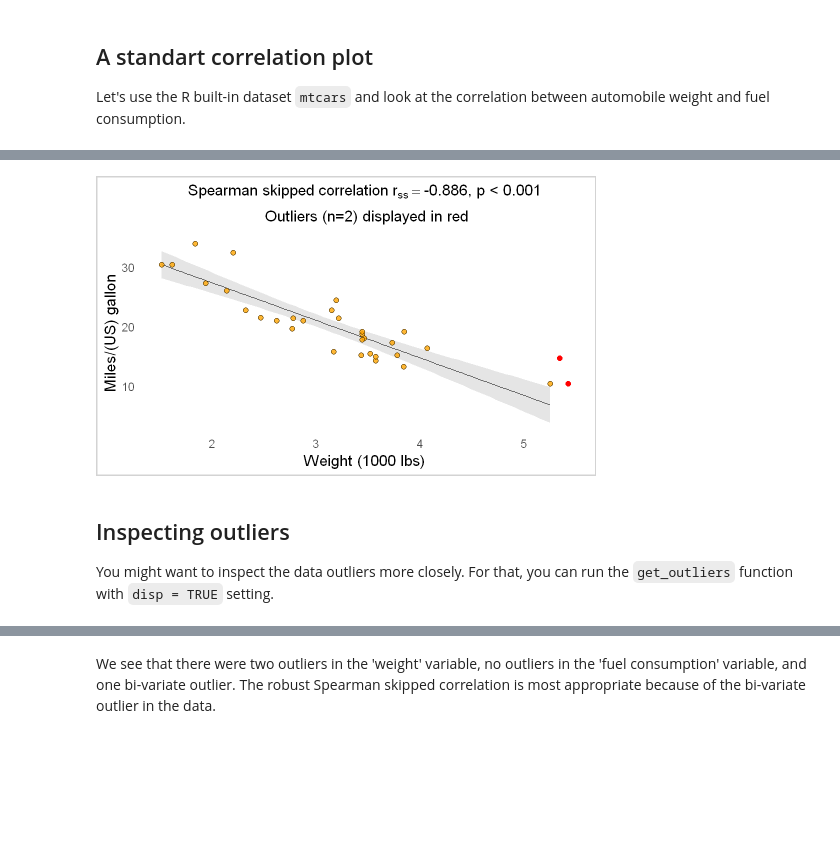
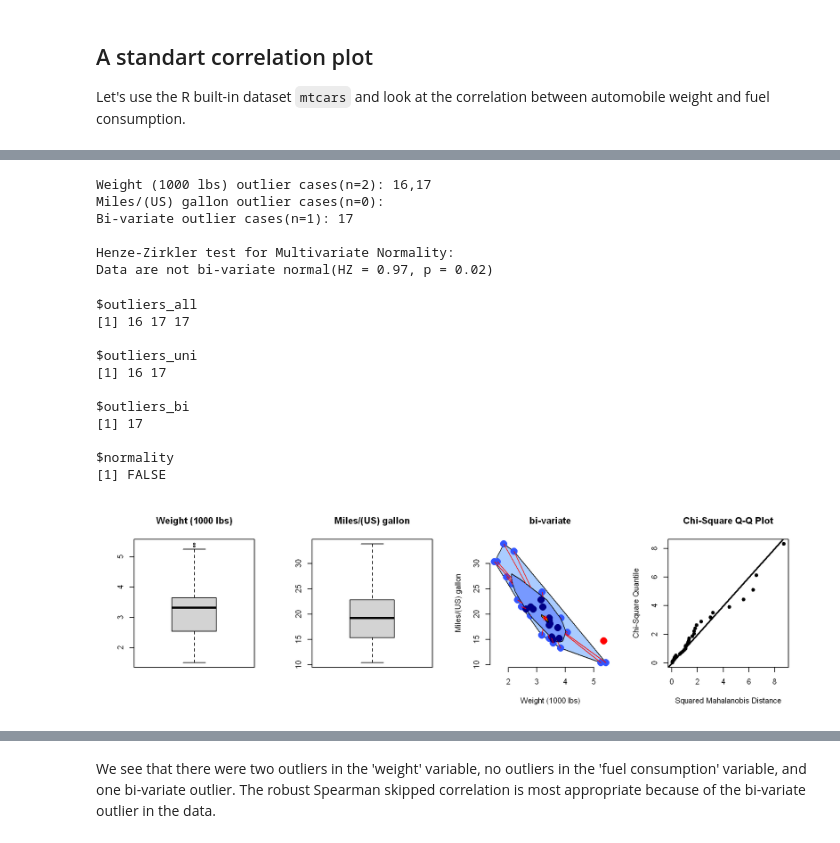
Before and after one commit to dcdace/R_functions, a Jupyter notebook: flexible-correlations/description-and-examples.ipynb, the cells around one changed output, grey strips where cells are left out. Cells and saved outputs as stored; diff of their text form; code cells hidden in the pictures; blank space fills up the shorter version.

```diff
--- a/flexible-correlations/description-and-examples.ipynb
+++ b/flexible-correlations/description-and-examples.ipynb
@@ -126,11 +144,28 @@ You can also display the outlier cases on the scatterplot if you like.
 # %%
-# plot the result, including outlier cases
-plot_correlation(df$wt, df$mpg,
-                 var1name = "Weight (1000 lbs)",
-                 var2name = "Miles/(US) gallon",
-                 plotoutliers = TRUE)
+# plot size for jupyter notebook
+options(repr.plot.width = 10, repr.plot.height = 3, repr.plot.res = 200)
+
+# run assumption check function
+check_data(df$wt, df$mpg,
+             var1name = "Weight (1000 lbs)",
+             var2name = "Miles/(US) gallon",
+             disp = TRUE)
 # %% [output]
+Weight (1000 lbs) outlier cases(n=2): 16,17
+Miles/(US) gallon outlier cases(n=0):
+Bi-variate outlier cases(n=1): 17
+
+Henze-Zirkler test for Multivariate Normality:
+Data are not bi-variate normal(HZ = 0.97, p = 0.02)
+$outliers_all
+[1] 16 17 17
+
+$outliers_uni
+[1] 16 17
+
+$outliers_bi
+[1] 17
+
+$normality
+[1] FALSE
-[figure, old version]
+[figure, new version]
-# %% [markdown]
-## Inspecting outliers
-You might want to inspect the data outliers more closely. For that, you can run the `get_outliers` function with `disp = TRUE` setting.
```
Also changed, not shown: parts of 11 cells of this notebook.
